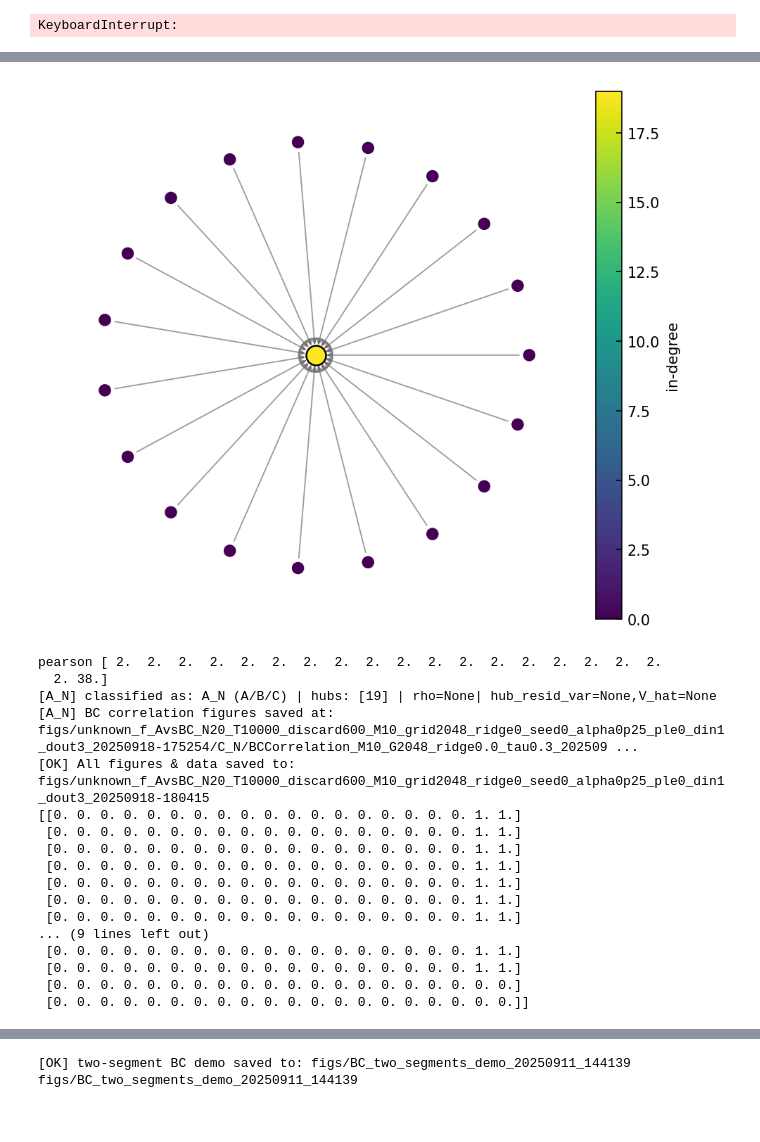
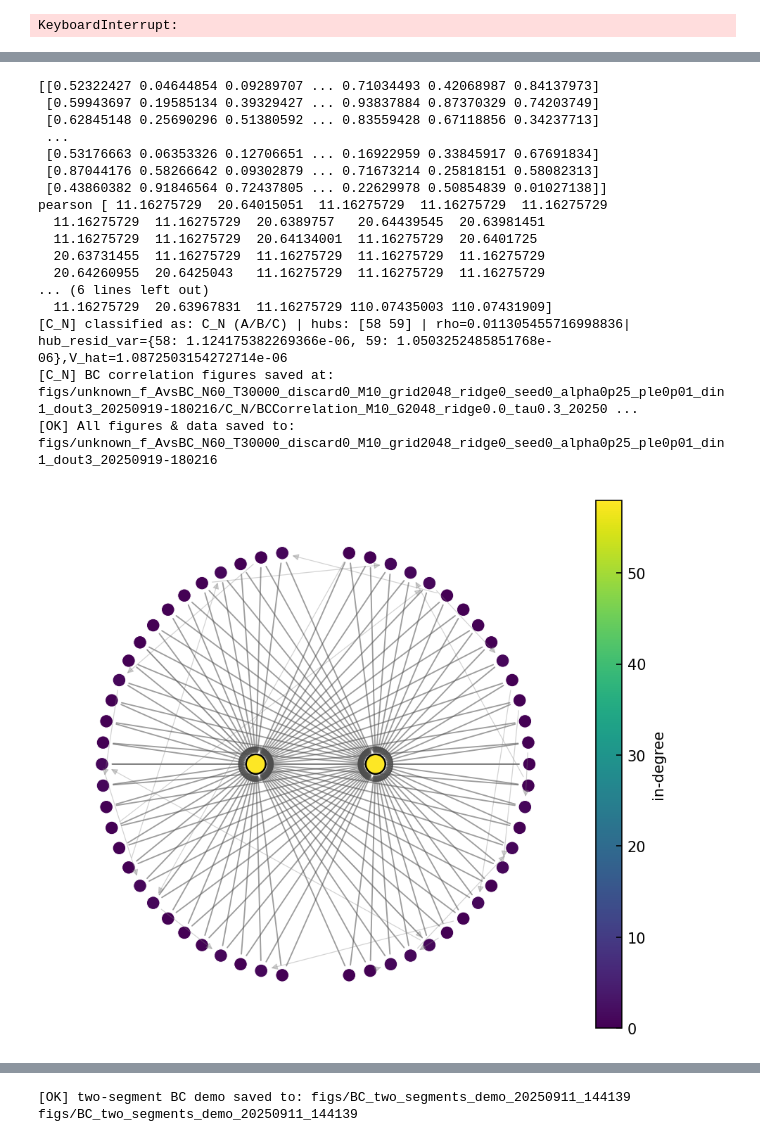
Before and after one commit to naive4E4A55/reconstruction, a Jupyter notebook: reconstruction_code.ipynb, the cells around one changed output, grey strips where cells are left out. Saved outputs shown, nothing was run; the diff lists cells and outputs as text; code cells hidden in the pictures.

Commit message:
change the bug and add a new method
add gate method to sin2pixsiny

```diff
--- a/reconstruction_code.ipynb
+++ b/reconstruction_code.ipynb
@@ -130,7 +130,7 @@ class GraphSystemDecimal:
         Notes
         -----
         The increment for node i is the sum over j with A[j, i] = 1 of
-        c(x_j, x_i), divided by Δ to keep scales comparable across graphs.
+        c(x_i, x_j), divided by Δ to keep scales comparable across graphs.
         """
         incr = [Decimal(0)] * self.N
         for j in range(self.N):
@@ -153,7 +153,7 @@ class GraphSystemDecimal:
         """
         xn = [self.local_map(x) for x in self.x]  # local map update
         coup = self._coupling_term()              # diffusive coupling
-        xn = [(xi + self.alpha * ci) % 1 for xi, ci in zip(xn, coup)]
+        xn = [(xi + self.alpha * ci+2) % 1 for xi, ci in zip(xn, coup)]
         self.x = xn
         self.t += 1
         return xn
@@ -243,7 +243,7 @@ class GraphSystemDecimal:
         # -------- 基本统计：入度/出度、枢纽集 --------
         indeg = A.sum(axis=0)  # 列和：入度
         outdeg = A.sum(axis=1) # 行和：出度（hub 应为 0）
-        print(A)
+        #print(A)
 
         if hubs is None:
             max_in = float(indeg.max()) if N > 0 else 0.0
@@ -5134,12 +6519,12 @@ def save_bc_correlation_figures(
 # %%
 if __name__ == "__main__":
     # ===== 你的实验超参（按需要修改）=====
-    p_leaf_edge   = 0.00
+    p_leaf_edge   = 0.01
     delta_in_max  = 1
     delta_out_max = 3
     seed_graph0   = 1            # 生成图/仿真的随机种子起点
-    N, T, discard = 20, 10000, 600
-    alpha         = 0.25       # 生成轨迹用；分类器对 f 未知
+    N, T, discard = 60, 30000, 0
+    alpha         = "0.25"       # 生成轨迹用；分类器对 f 未知
     M             = 10
     grid_size     = 2048
     ridge         = 0.0
@@ -5157,7 +6542,7 @@ if __name__ == "__main__":
 
     # ---- (1) 逐个段（A/B/C）生成 → 分类 → 各自子文件夹出图 ----
     seed_graph = seed_graph0
-    for gname, maker in [("A_N", graph_A),
+    for gname, maker in [#("A_N", graph_A),
                          ("B_N", graph_B),
                          ("C_N", graph_C)]:
 
@@ -5171,6 +6556,13 @@ if __name__ == "__main__":
             A = maker(N)  # 回退老接口
 
         local_map = lambda x:Decimal(2)*x%Decimal(1)
+
+
+
+
+
+
+        #local_map = lambda x:Decimal(4)*x*(Decimal(1)-x)%Decimal(1)
         local_map_number = lambda x: 2*x%1
         #coupling  = coupling_sin2pixsin2piy
         coupling  = coupling_sin2pixy
@@ -5197,8 +6589,15 @@ if __name__ == "__main__":
 
         # 4) 仿真
         traj = gs.run(T, discard)
+        print(traj)
         #print(traj.shape)
         #print(traj[:,0],traj[:,1],traj[:,2])
+
+        #analyze_edges_for_hubs(traj,(N-2,N-1))
+        analyze_hub_residuals(traj,(N-2,N-1),gate=(0.6,0.7),mh=lambda x:0.25*0.5*np.sin(2*np.pi*x))
+        #res = transform_and_hub_l2(traj)
+        #print("traj variance hubs",res["hubs"], "l2 mean",res["l2"]["mean"],"rms mean",res["rms"]["mean"])
+        #Z = res["Z"]  # 需要继续用变换后的轨迹就拿这个
 
         # 5) 未知 f 的 A vs (B/C) 分类（返回 scores / distance_matrix）
         out = classify_ABC_pipeline_auto(
@@ -5211,8 +6610,6 @@ if __name__ == "__main__":
 
 
         )
-
-
 
         print(f"[{gname}] classified as: {out['label_final']} (A/B/C) | hubs: {out['hubs_idx']} | rho={out.get('rho_hubs')}| hub_resid_var={out['hub_resid_var']},V_hat={out['V_hat']}")
 
@@ -5248,7 +6645,6 @@ if __name__ == "__main__":
 #                 title_prefix="Algorithm 2 (mh comparison)",
 #                 return_data=False
 #             )
-
         # 7) 可选：保存该段的 \hat f 在网格上的预测（便于附录/验证）
         try:
             grid = np.linspace(0.0, 1.0, 64, endpoint=False)
@@ -5280,18 +6677,18 @@ if __name__ == "__main__":
+[[0.52322427 0.04644854 0.09289707 ... 0.71034493 0.42068987 0.84137973]
+ [0.59943697 0.19585134 0.39329427 ... 0.93837884 0.87370329 0.74203749]
+ [0.62845148 0.25690296 0.51380592 ... 0.83559428 0.67118856 0.34237713]
+ ...
+ [0.53176663 0.06353326 0.12706651 ... 0.16922959 0.33845917 0.67691834]
+ [0.87044176 0.58266642 0.09302879 ... 0.71673214 0.25818151 0.58082313]
+ [0.43860382 0.91846564 0.72437805 ... 0.22629978 0.50854839 0.01027138]]
+pearson [ 11.16275729  20.64015051  11.16275729  11.16275729  11.16275729
+  11.16275729  11.16275729  20.6389757   20.64439545  20.63981451
+  11.16275729  11.16275729  20.64134001  11.16275729  20.6401725
+  20.63731455  11.16275729  11.16275729  11.16275729  11.16275729
+  20.64260955  20.6425043   11.16275729  11.16275729  11.16275729
+... (6 lines left out)
+  11.16275729  20.63967831  11.16275729 110.07435003 110.07431909]
+[C_N] classified as: C_N (A/B/C) | hubs: [58 59] | rho=0.011305455716998836| hub_resid_var={58: 1.124175382269366e-06, 59: 1.0503252485851768e-06},V_hat=1.0872503154272714e-06
+[C_N] BC correlation figures saved at: figs/unknown_f_AvsBC_N60_T30000_discard0_M10_grid2048_ridge0_seed0_alpha0p25_ple0p01_din1_dout3_20250919-180216/C_N/BCCorrelation_M10_G2048_ridge0.0_tau0.3_20250 ...
+[OK] All figures & data saved to: figs/unknown_f_AvsBC_N60_T30000_discard0_M10_grid2048_ridge0_seed0_alpha0p25_ple0p01_din1_dout3_20250919-180216
-[figure, old version]
+[figure, new version]
-pearson [ 2.  2.  2.  2.  2.  2.  2.  2.  2.  2.  2.  2.  2.  2.  2.  2.  2.  2.
-  2. 38.]
-[A_N] classified as: A_N (A/B/C) | hubs: [19] | rho=None| hub_resid_var=None,V_hat=None
-[A_N] BC correlation figures saved at: figs/unknown_f_AvsBC_N20_T10000_discard600_M10_grid2048_ridge0_seed0_alpha0p25_ple0_din1_dout3_20250918-175254/C_N/BCCorrelation_M10_G2048_ridge0.0_tau0.3_202509 ...
-[OK] All figures & data saved to: figs/unknown_f_AvsBC_N20_T10000_discard600_M10_grid2048_ridge0_seed0_alpha0p25_ple0_din1_dout3_20250918-180415
-[[0. 0. 0. 0. 0. 0. 0. 0. 0. 0. 0. 0. 0. 0. 0. 0. 0. 0. 1. 1.]
- [0. 0. 0. 0. 0. 0. 0. 0. 0. 0. 0. 0. 0. 0. 0. 0. 0. 0. 1. 1.]
- [0. 0. 0. 0. 0. 0. 0. 0. 0. 0. 0. 0. 0. 0. 0. 0. 0. 0. 1. 1.]
- [0. 0. 0. 0. 0. 0. 0. 0. 0. 0. 0. 0. 0. 0. 0. 0. 0. 0. 1. 1.]
- [0. 0. 0. 0. 0. 0. 0. 0. 0. 0. 0. 0. 0. 0. 0. 0. 0. 0. 1. 1.]
- [0. 0. 0. 0. 0. 0. 0. 0. 0. 0. 0. 0. 0. 0. 0. 0. 0. 0. 1. 1.]
- [0. 0. 0. 0. 0. 0. 0. 0. 0. 0. 0. 0. 0. 0. 0. 0. 0. 0. 1. 1.]
-... (9 lines left out)
- [0. 0. 0. 0. 0. 0. 0. 0. 0. 0. 0. 0. 0. 0. 0. 0. 0. 0. 1. 1.]
- [0. 0. 0. 0. 0. 0. 0. 0. 0. 0. 0. 0. 0. 0. 0. 0. 0. 0. 1. 1.]
- [0. 0. 0. 0. 0. 0. 0. 0. 0. 0. 0. 0. 0. 0. 0. 0. 0. 0. 0. 0.]
- [0. 0. 0. 0. 0. 0. 0. 0. 0. 0. 0. 0. 0. 0. 0. 0. 0. 0. 0. 0.]]
```
Also changed, not shown: parts of 27 cells of this notebook.
